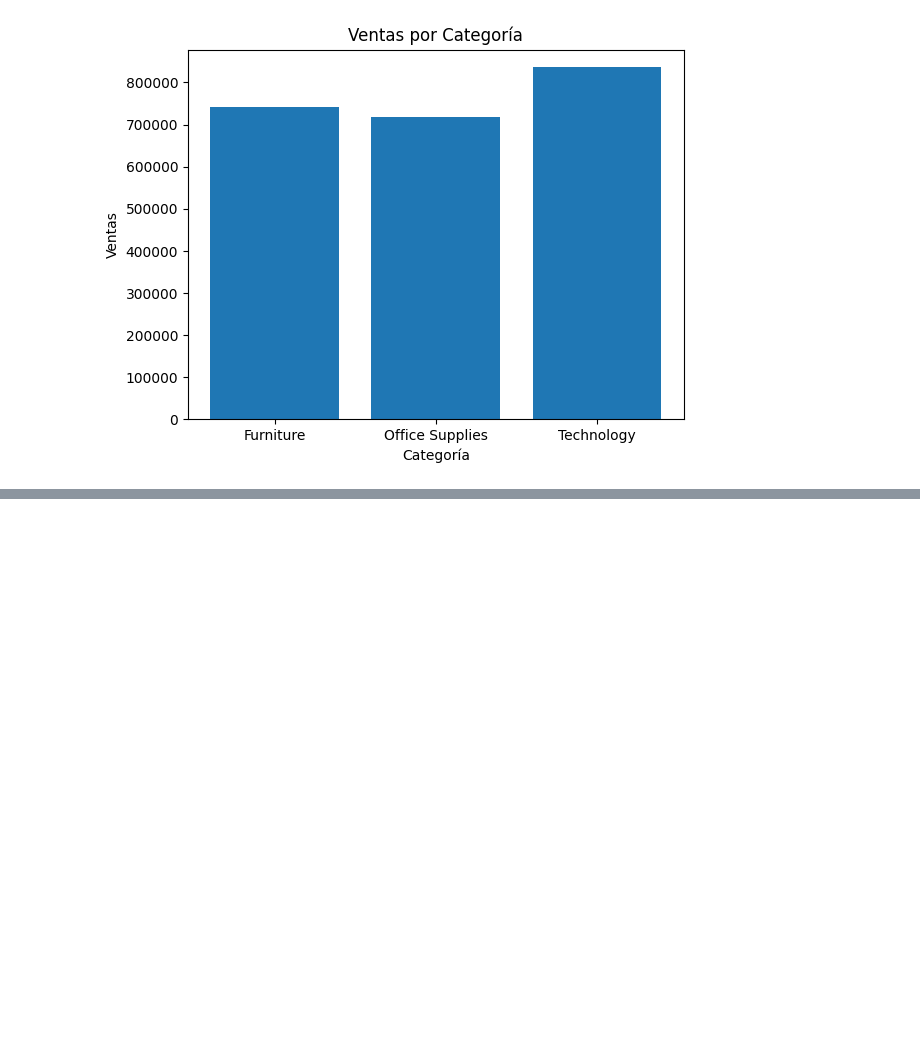
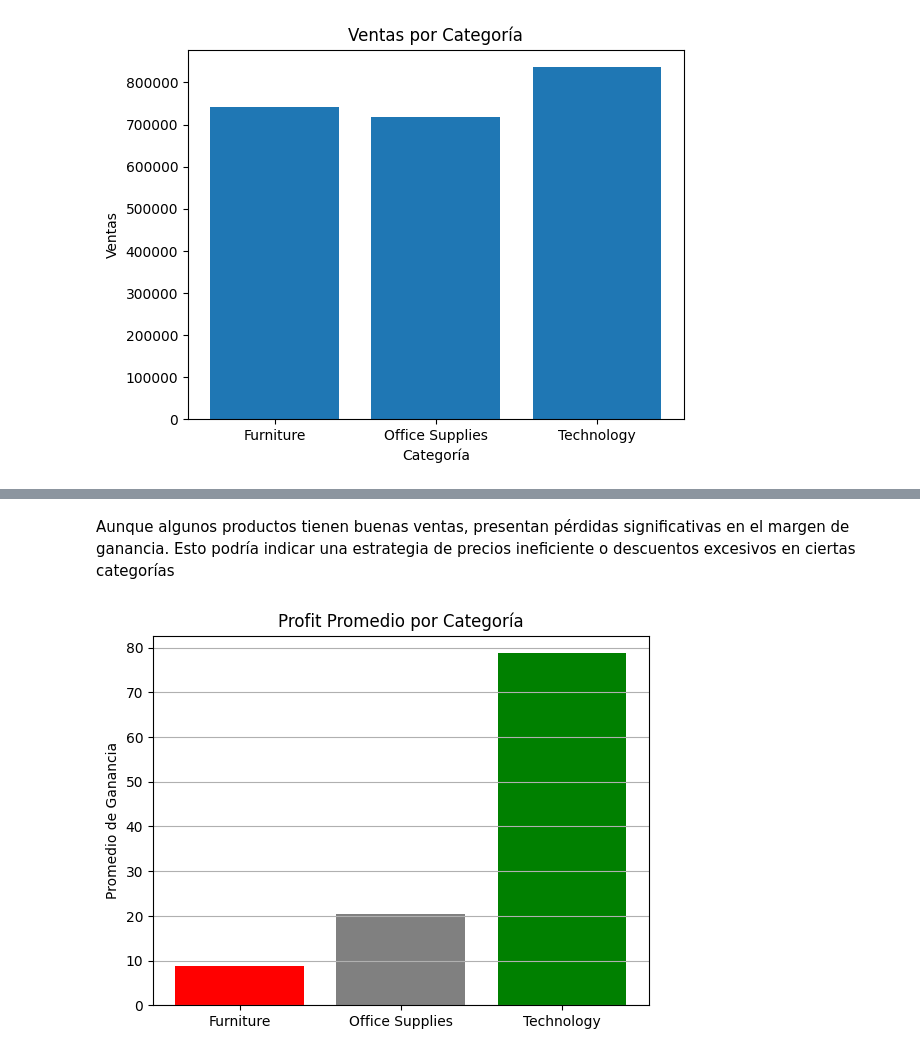
Before and after one commit to Lisandrot1/retail-sales-data-pipeline, a Jupyter notebook: eda/bivariadoo.ipynb, the cells around one changed output, grey strips where cells are left out. Saved outputs shown, nothing was run; the diff lists cells and outputs as text; code cells hidden in the pictures; blank space fills up the shorter version.

```diff
--- a/eda/bivariadoo.ipynb
+++ b/eda/bivariadoo.ipynb
@@ -61,0 +80,13 @@ Name: Sales, dtype: float64
+# %% [markdown]
+Aunque algunos productos tienen buenas ventas, presentan pérdidas significativas en el margen de ganancia. Esto podría indicar una estrategia de precios ineficiente o descuentos excesivos en ciertas categorías
+# %%
+df_ProfitCategory = df.groupby('Category')['Profit'].mean()
+
+colors = ['red' if x == df_ProfitCategory.min() else 'green' if x == df_ProfitCategory.max() else 'gray' for x in df_ProfitCategory.values]
+
+plt.bar(df_ProfitCategory.index, df_ProfitCategory.values, color=colors)
+plt.title('Profit Promedio por Categoría')
+plt.ylabel('Promedio de Ganancia')
+plt.grid(axis='y')
+# %% [output]
+[figure, added]
```
Also changed, not shown: parts of 4 cells of this notebook, 1 other file.
